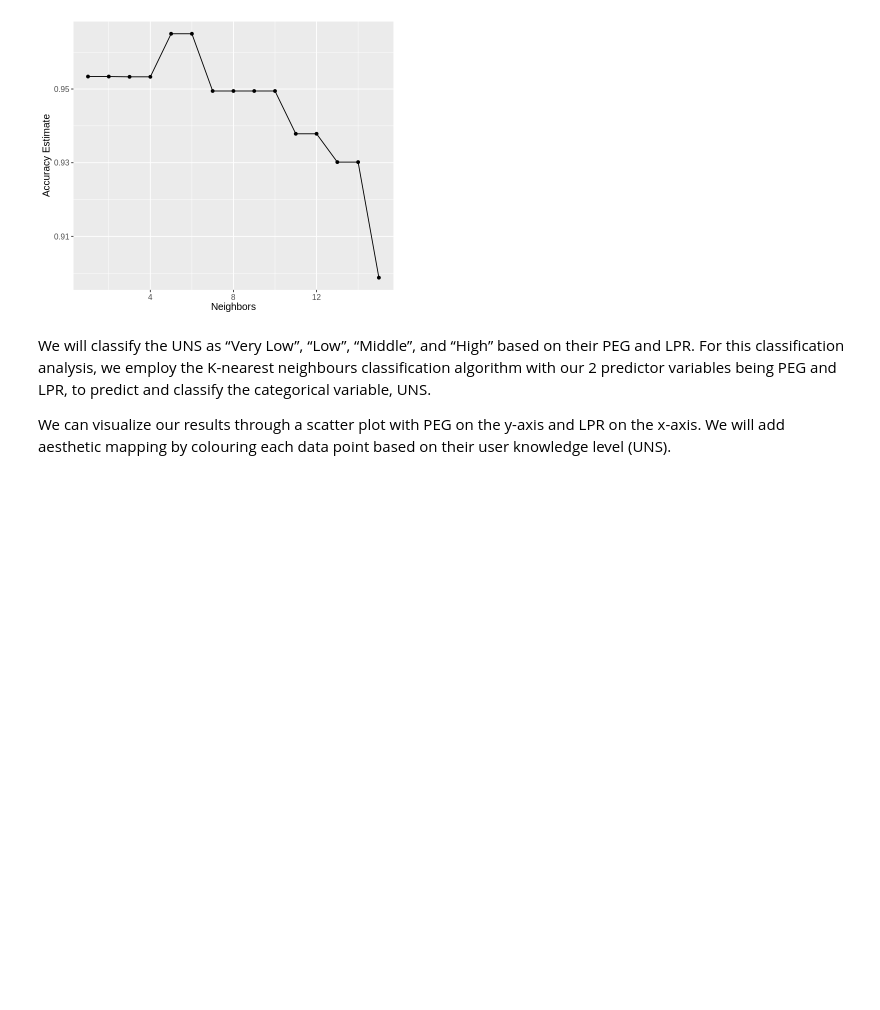
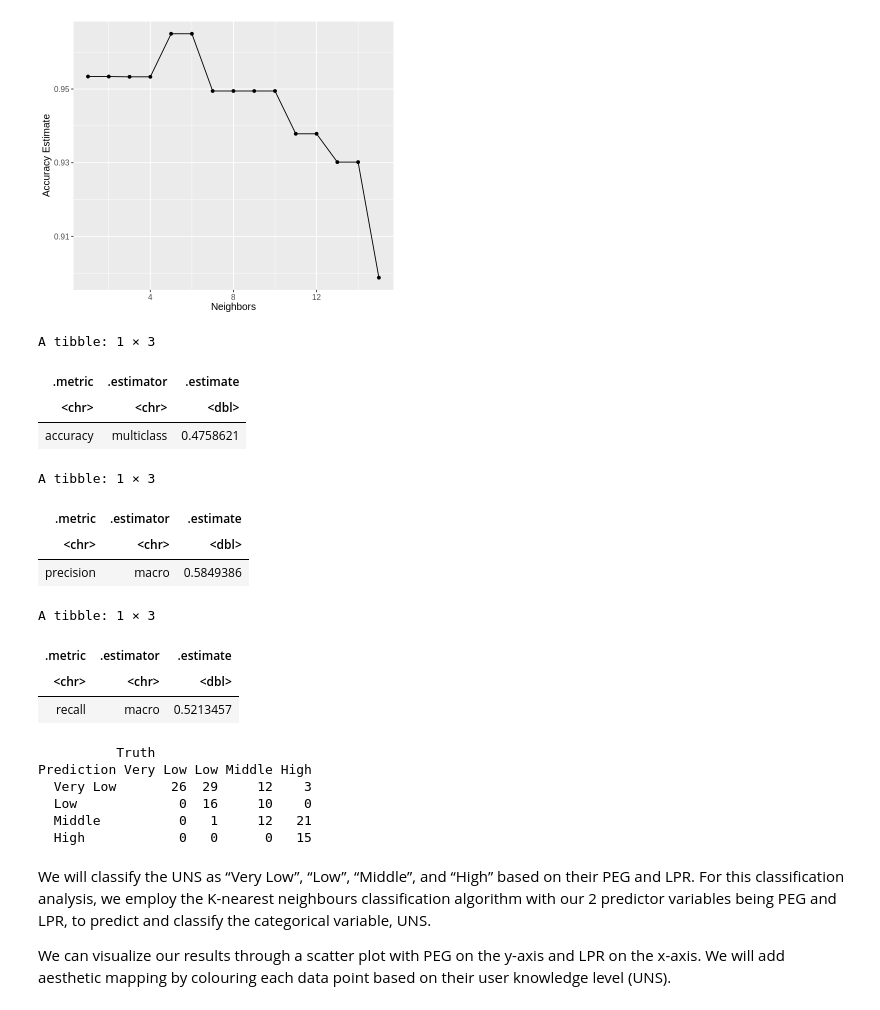
Before and after one commit to miketham24/knn_electrical_dc_machines, a Jupyter notebook: Team 11 Project Report.ipynb, the cells around one changed output. Saved outputs shown, nothing was run; the diff lists cells and outputs as text; code cells hidden in the pictures; blank space fills up the shorter version.

```diff
--- a/Team 11 Project Report.ipynb
+++ b/Team 11 Project Report.ipynb
@@ -397,26 +397,47 @@ A tibble: 6 × 7
 # %%
 # Evaluating on test set
 
-# uk_spec_best_k <- nearest_neighbor(weight_func = "rectangular", neighbors = best_k) |>
-#   set_engine("kknn") |>
-#   set_mode("classification")
+uk_spec_best_k <- nearest_neighbor(weight_func = "rectangular", neighbors = best_k) |>
+  set_engine("kknn") |>
+  set_mode("classification")
 
-# uk_test_predictions <- predict(uk_fit, uk_test_scaled) |>
-#   bind_cols(uk_test_scaled)
+uk_test_predictions <- predict(uk_fit, uk_test_scaled) |>
+  bind_cols(uk_test_scaled) |>
+    mutate(.pred_class = fct_relevel(.pred_class, c('Very Low', 'Low', 'Middle', 'High'))) |>   # Here make sure that the truth and estimate
+    mutate(UNS = fct_relevel(UNS, c('Very Low', 'Low', 'Middle', 'High')))                      # vectors have matching level orders so that
+                                                                                                # metrics() will work properly
+uk_test_predictions |>
+  metrics(truth = UNS, estimate = .pred_class) |>
+  filter(.metric == "accuracy")
 
-# uk_test_predictions |>
-#   metrics(truth = UNS, estimate = .pred_class) |>
-#   filter(.metric == "accuracy")
+uk_test_predictions |>
+    precision(truth = UNS, estimate = .pred_class, event_level="first")
 
-# uk_test_predictions |>
-#     precision(truth = UNS, estimate = .pred_class, event_level="first")
+uk_test_predictions |>
+    recall(truth = UNS, estimate = .pred_class, event_level="first")
 
-# uk_test_predictions |>
-#     recall(truth = UNS, estimate = .pred_class, event_level="first")
-
-# confusion <- uk_test_predictions |>
-#              conf_mat(truth = UNS, estimate = .pred_class)
-# confusion
+confusion <- uk_test_predictions |>
+             conf_mat(truth = UNS, estimate = .pred_class)
+confusion
+# %% [output]
+A tibble: 1 × 3
+| .metric | .estimator | .estimate |
+| <chr> | <chr> | <dbl> |
+| accuracy | multiclass | 0.4758621 |
+A tibble: 1 × 3
+| .metric | .estimator | .estimate |
+| <chr> | <chr> | <dbl> |
+| precision | macro | 0.5849386 |
+A tibble: 1 × 3
+| .metric | .estimator | .estimate |
+| <chr> | <chr> | <dbl> |
+| recall | macro | 0.5213457 |
+          Truth
+Prediction Very Low Low Middle High
+  Very Low       26  29     12    3
+  Low             0  16     10    0
+  Middle          0   1     12   21
+  High            0   0      0   15
 # %% [markdown]
 We will classify the UNS as “Very Low”, “Low”, “Middle”, and “High” based on their PEG and LPR. For this classification analysis, we employ the K-nearest neighbours classification algorithm with our 2 predictor variables being PEG and LPR, to predict and classify the categorical variable, UNS.
 
```
